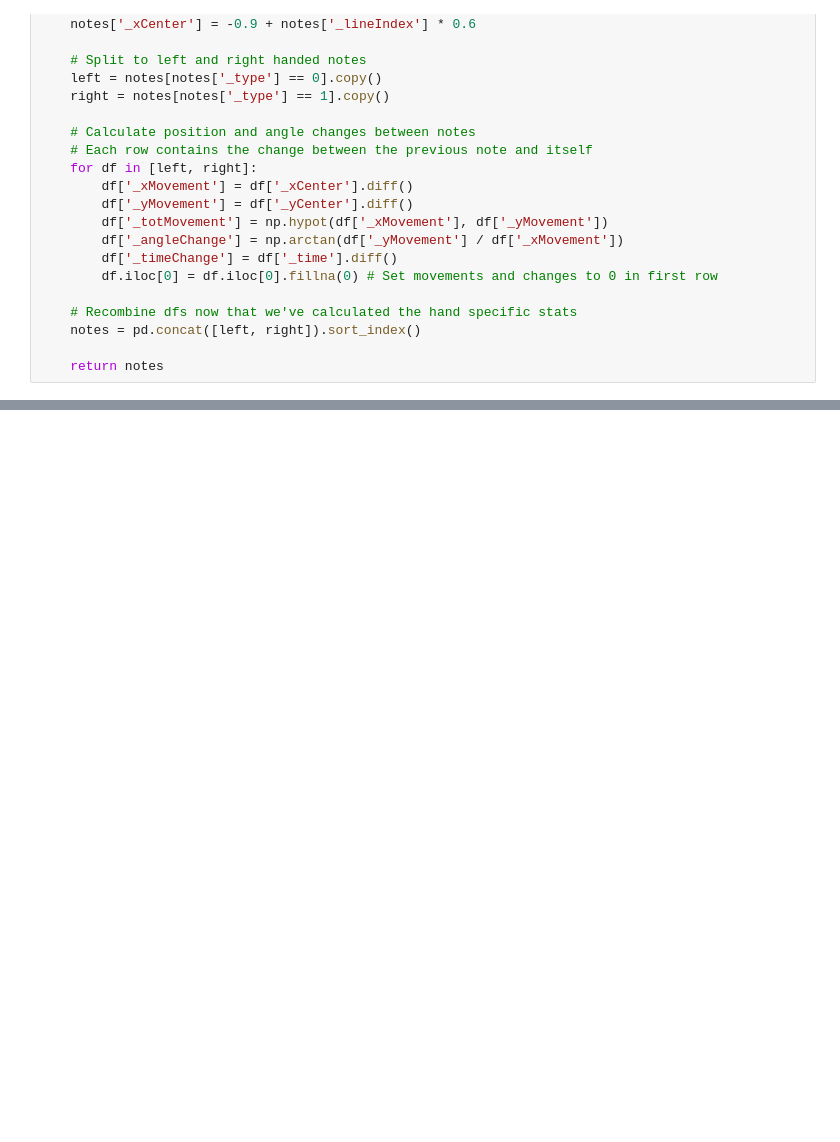
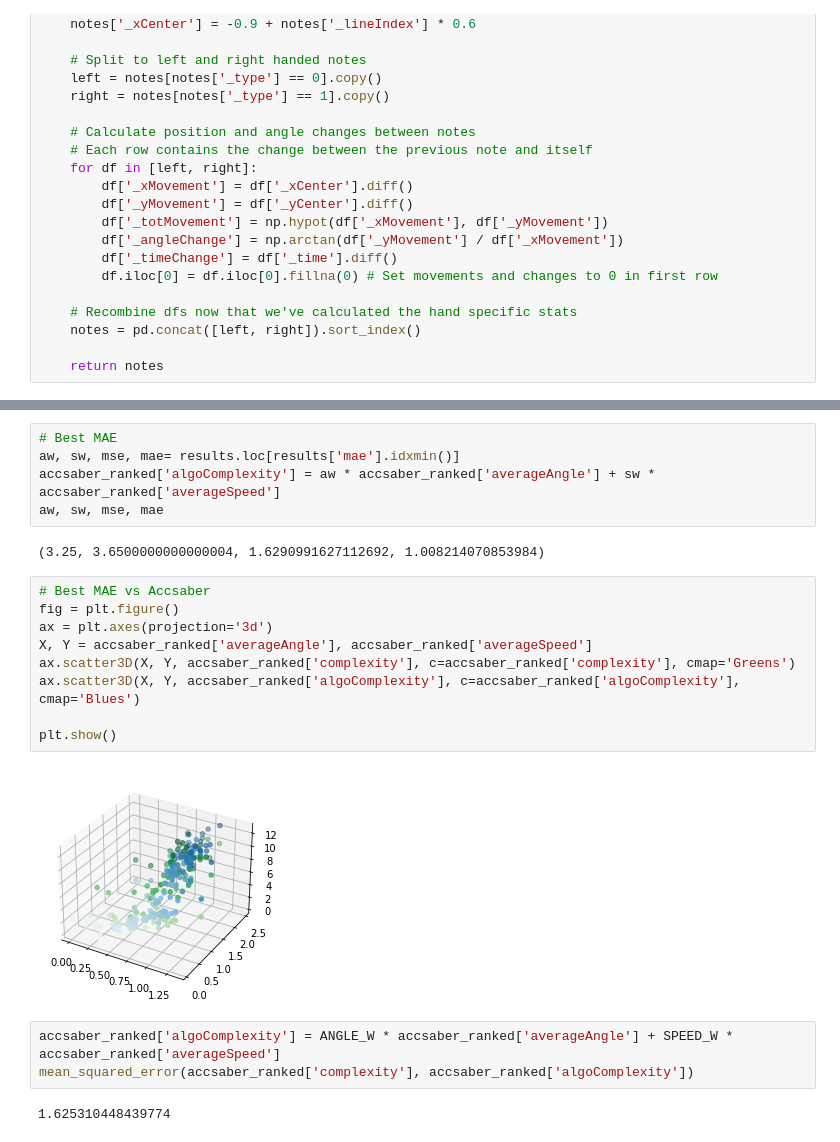
Before and after one commit to accsaber/accsaber-complexity-script, a Jupyter notebook: ComplexityNotebook.ipynb, the cells around one changed output, grey strips where cells are left out. Cells and saved outputs as stored; diff of their text form; blank space fills up the shorter version.

```diff
--- a/ComplexityNotebook.ipynb
+++ b/ComplexityNotebook.ipynb
@@ -99,0 +157,23 @@ Brain Power - Hard - 19.037395590595924
+# %%
+# Best MAE
+aw, sw, mse, mae= results.loc[results['mae'].idxmin()]
+accsaber_ranked['algoComplexity'] = aw * accsaber_ranked['averageAngle'] + sw * accsaber_ranked['averageSpeed']
+aw, sw, mse, mae
+# %% [output]
+(3.25, 3.6500000000000004, 1.6290991627112692, 1.008214070853984)
+# %%
+# Best MAE vs Accsaber
+fig = plt.figure()
+ax = plt.axes(projection='3d')
+X, Y = accsaber_ranked['averageAngle'], accsaber_ranked['averageSpeed']
+ax.scatter3D(X, Y, accsaber_ranked['complexity'], c=accsaber_ranked['complexity'], cmap='Greens')
+ax.scatter3D(X, Y, accsaber_ranked['algoComplexity'], c=accsaber_ranked['algoComplexity'], cmap='Blues')
+
+plt.show()
+# %% [output]
+[figure, added]
+# %%
+accsaber_ranked['algoComplexity'] = ANGLE_W * accsaber_ranked['averageAngle'] + SPEED_W * accsaber_ranked['averageSpeed']
+mean_squared_error(accsaber_ranked['complexity'], accsaber_ranked['algoComplexity'])
+# %% [output]
+1.625310448439774
```
Also changed, not shown: parts of 11 cells of this notebook.
